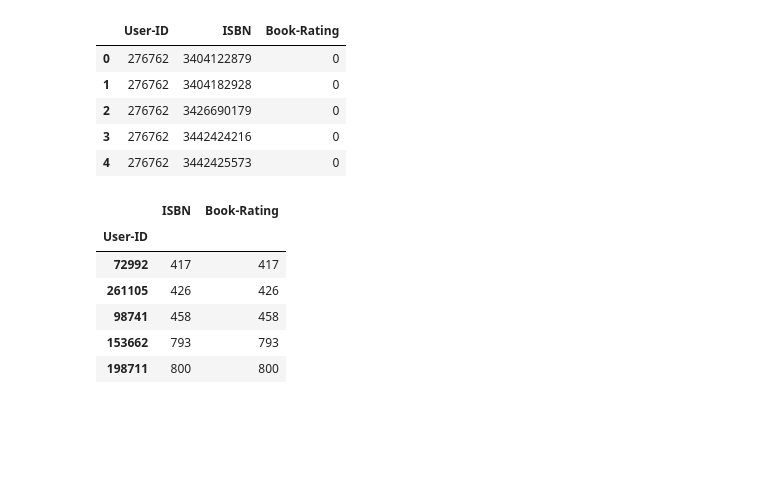
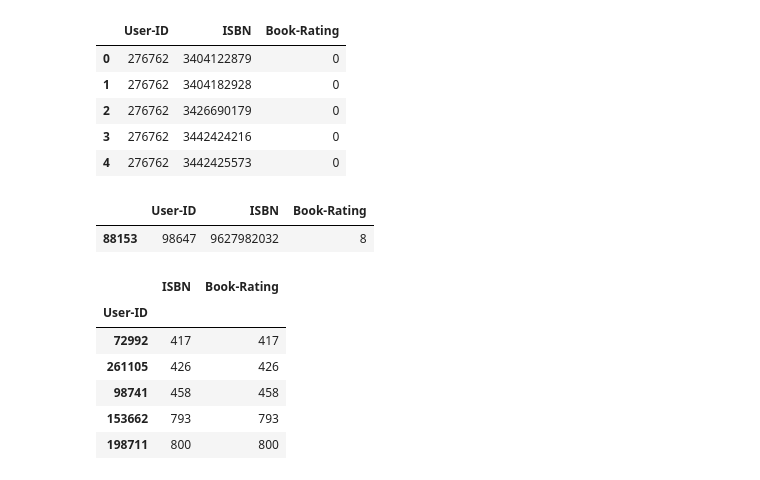
Before and after one commit to 00ddya3/20232_RS, a Jupyter notebook: project/eda.ipynb, the cells around one changed output. Cells and saved outputs as stored; diff of their text form; code cells hidden in the pictures; blank space fills up the shorter version.

```diff
--- a/project/eda.ipynb
+++ b/project/eda.ipynb
@@ -251,6 +247,13 @@ df_rating.head()
 | 2 | 276762 | 3426690179 | 0 |
 | 3 | 276762 | 3442424216 | 0 |
 | 4 | 276762 | 3442425573 | 0 |
+# %%
+# 저자 없는 책
+df_rating[df_rating['ISBN'] == '9627982032']
+#df_rating[df_rating['User-ID'] == 98647]
+# %% [output]
+|  | User-ID | ISBN | Book-Rating |
+| 88153 | 98647 | 9627982032 | 8 |
 # %%
 df_rating_times_per_user = df_rating.groupby(by='User-ID').count().sort_values(by='ISBN')
 #df_rating_times_per_user.describe()
```
Also changed, not shown: parts of 6 cells of this notebook, 1 other file.
